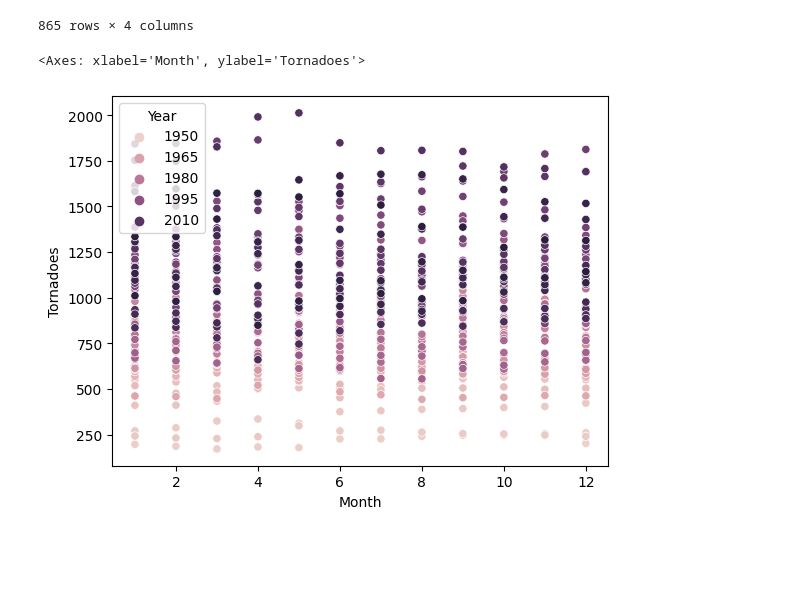
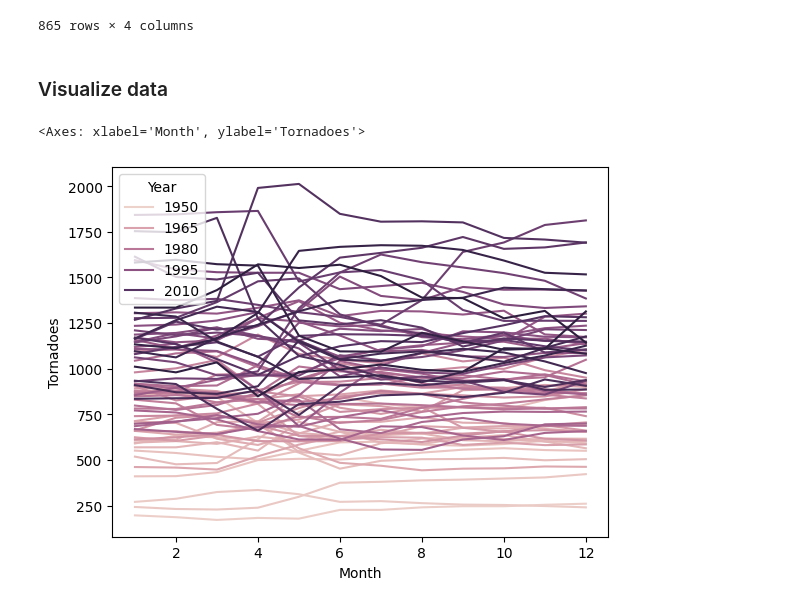
Before and after one commit to PopsicleMud/tornado-history, a Jupyter notebook: tornado-history.ipynb, the cells around one changed output. Saved outputs shown, nothing was run; the diff lists cells and outputs as text; code cells hidden in the pictures; blank space fills up the shorter version.

```diff
--- a/tornado-history.ipynb
+++ b/tornado-history.ipynb
@@ -45,8 +47,10 @@ df
 | 863 | 1317 | 109 | 2022 | 11 |
 | 864 | 1143 | 23 | 2022 | 12 |
 865 rows × 4 columns
+# %% [markdown]
+### Visualize data
 # %%
-sns.scatterplot(data = df, x = 'Month', y = 'Tornadoes', hue = 'Year')
+sns.lineplot(data = df, x = 'Month', y = 'Tornadoes', hue = 'Year')
 # %% [output]
 <Axes: xlabel='Month', ylabel='Tornadoes'>
-[figure, old version]
+[figure, new version]
```
Also changed, not shown: parts of 5 cells of this notebook.
